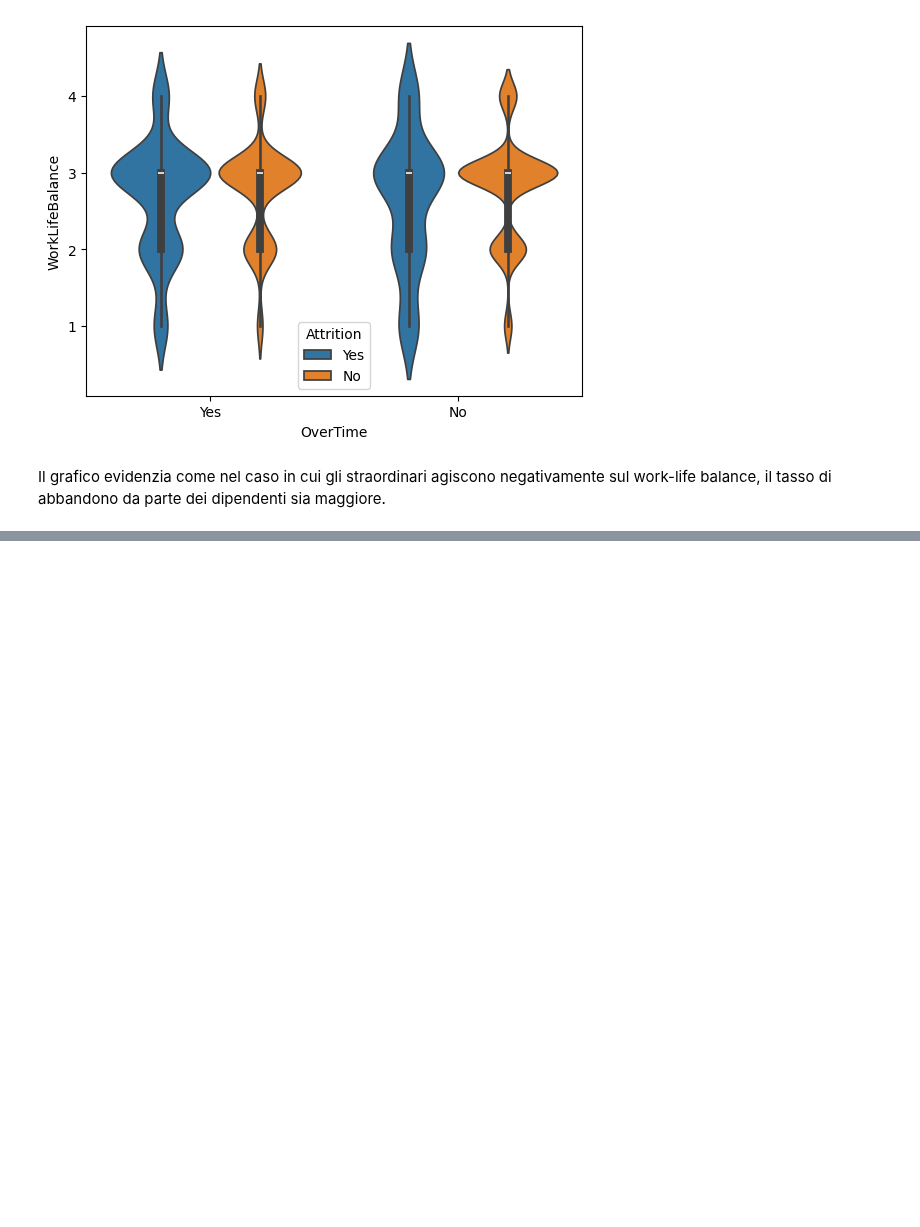
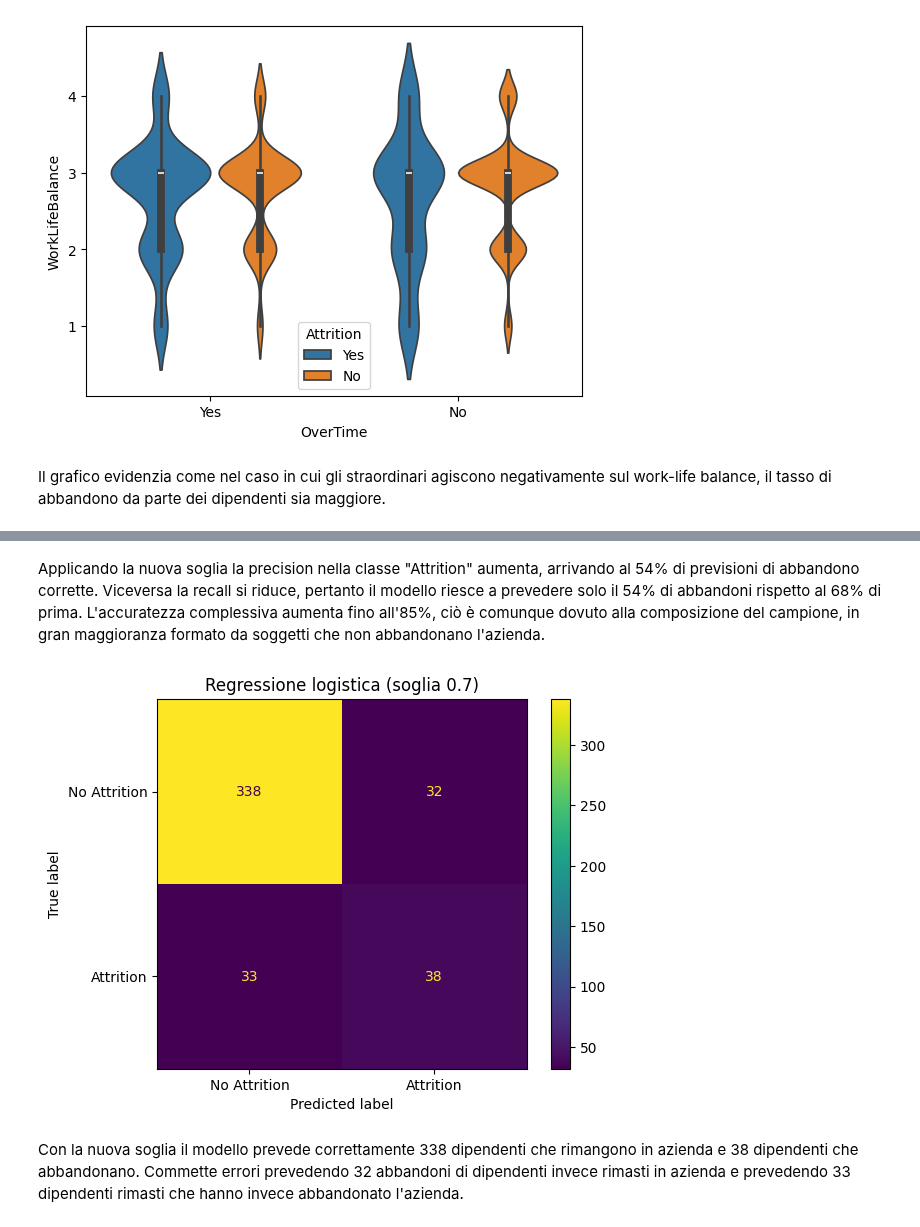
Before and after one commit to margheritamarinelli/Progetto-Data-Science-gruppo-9, a Jupyter notebook: notebook/Progetto_Data_Science_gruppo9.ipynb, the cells around one changed output, grey strips where cells are left out. Saved outputs shown, nothing was run; the diff lists cells and outputs as text; code cells hidden in the pictures; blank space fills up the shorter version.

```diff
--- a/notebook/Progetto_Data_Science_gruppo9.ipynb
+++ b/notebook/Progetto_Data_Science_gruppo9.ipynb
@@ -399,0 +429,5 @@ Il grafico evidenzia come nel caso in cui gli straordinari agiscono negativament
+# %%
+attrition = attrition.drop(
+    columns=['EmployeeNumber', 'EmployeeCount', 'Over18', 'StandardHours']
+)
+print(attrition.columns.tolist())
@@ -399,0 +610,13 @@ Il grafico evidenzia come nel caso in cui gli straordinari agiscono negativament
+# %%
+# probabilità predetta di Attrition = 1
+predicted_prob_test = log_model.predict_proba(X_test_scaled)[:, 1]
+
+# soglia decisionale
+threshold = 0.7
+
+# trasformo le probabilità in classi 0/1
+y_pred_log_07 = (predicted_prob_test >= threshold).astype(int)
+
+# accuracy
+acc_log_07 = accuracy_score(y_test, y_pred_log_07)
+print(f"Accuratezza della Regressione Logistica (soglia 0.7): {acc_log_07:.2f}")
@@ -399,0 +638,16 @@ Il grafico evidenzia come nel caso in cui gli straordinari agiscono negativament
+# %% [markdown]
+Applicando la nuova soglia la precision nella classe "Attrition" aumenta, arrivando al 54% di previsioni di abbandono corrette. Viceversa la recall si riduce, pertanto il modello riesce a prevedere solo il 54% di abbandoni rispetto al 68% di prima. L'accuratezza complessiva aumenta fino all'85%, ciò è comunque dovuto alla composizione del campione, in gran maggioranza formato da soggetti che non abbandonano l'azienda.
+# %%
+cm = confusion_matrix(y_test, y_pred_log_07)
+disp = ConfusionMatrixDisplay(
+    confusion_matrix=cm,
+    display_labels=["No Attrition", "Attrition"]
+)
+
+disp.plot()
+plt.title("Regressione logistica (soglia 0.7)")
+plt.show()
+# %% [output]
+[figure, added]
+# %% [markdown]
+Con la nuova soglia il modello prevede correttamente 338 dipendenti che rimangono in azienda e 38 dipendenti che abbandonano. Commette errori prevedendo 32 abbandoni di dipendenti invece rimasti in azienda e prevedendo 33 dipendenti rimasti che hanno invece abbandonato l'azienda.
```
Also changed, not shown: parts of 97 cells of this notebook.
